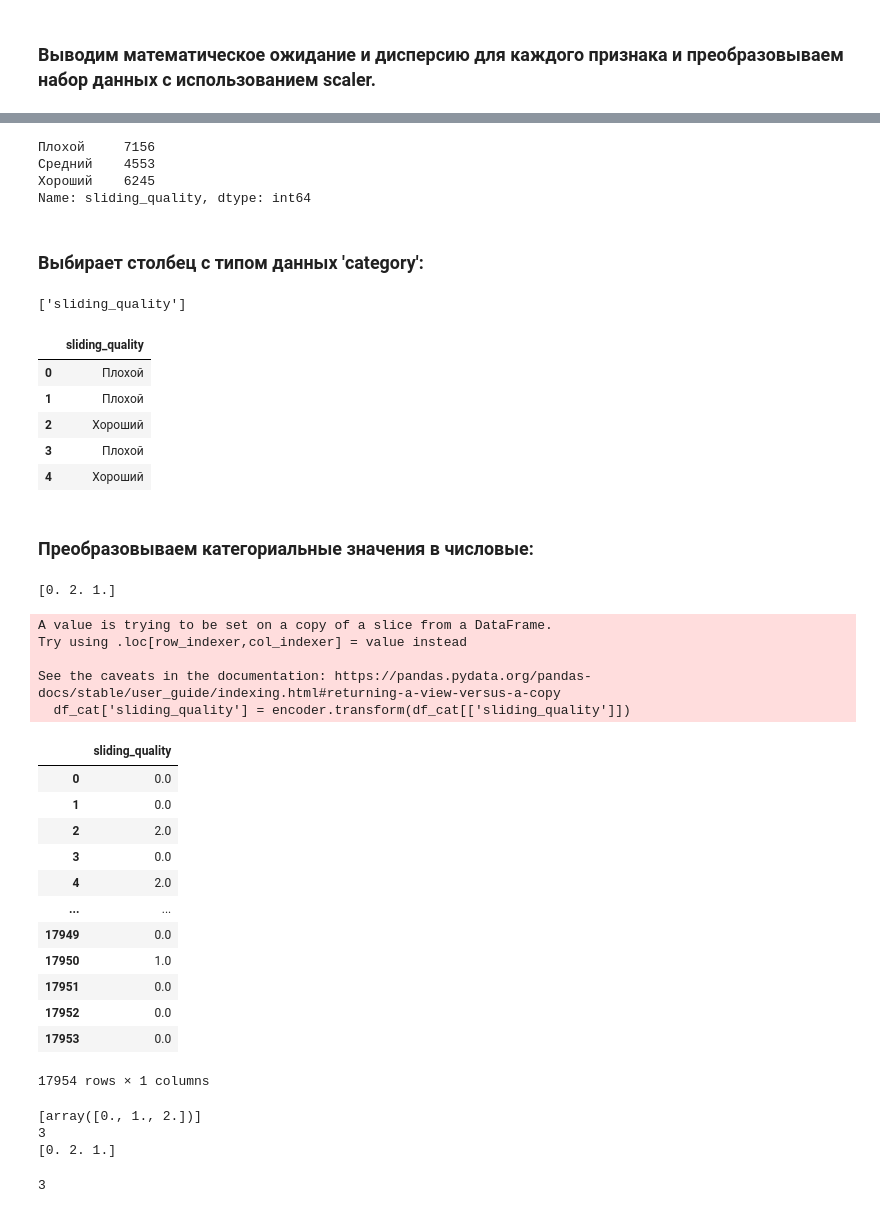
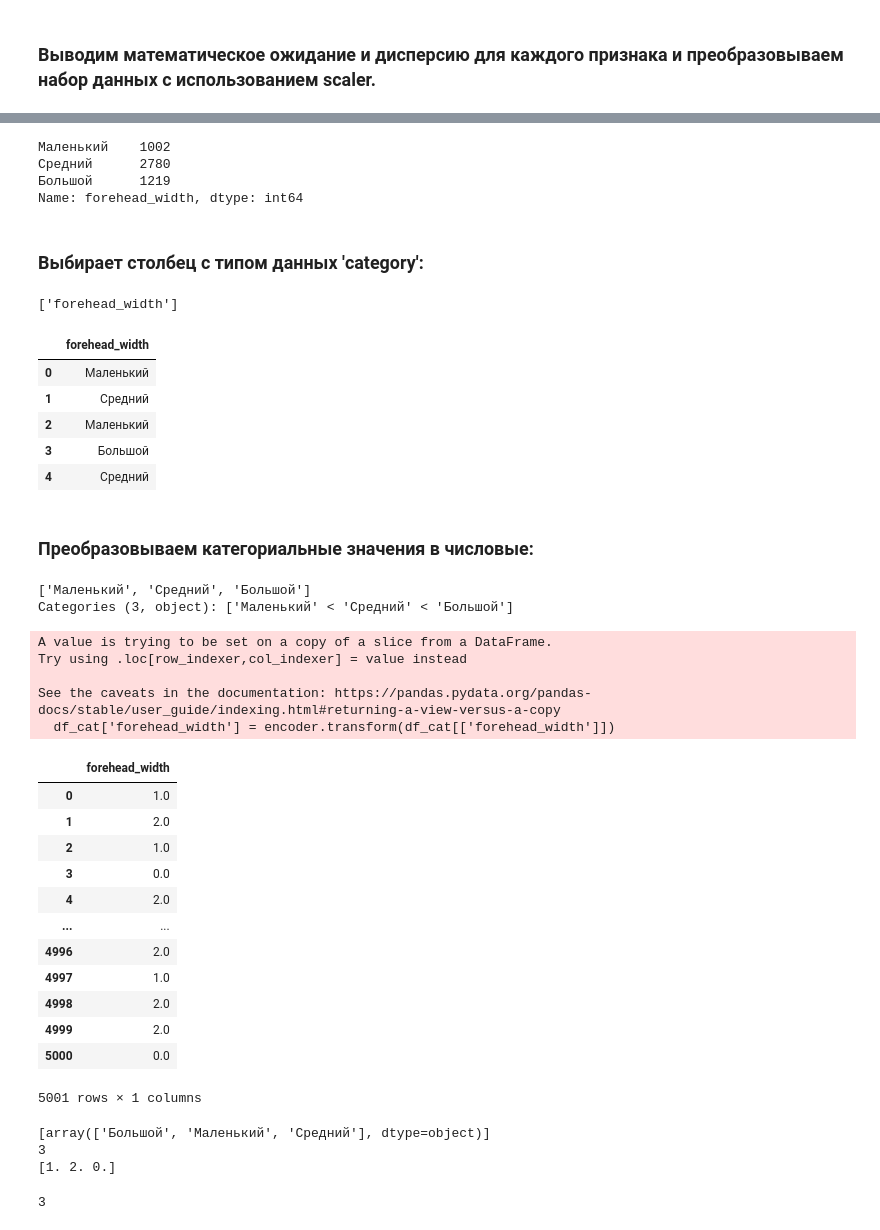
Before and after one commit to dsvishchev/education, a Jupyter notebook: feature_coding.ipynb, the cells around one changed output, grey strips where cells are left out. Drawn from its saved outputs; the diff is of its cells as text; code cells hidden in the pictures.

```diff
--- a/feature_coding.ipynb
+++ b/feature_coding.ipynb
@@ -5,6 +5,8 @@ import pandas as pd
 from sklearn.preprocessing import StandardScaler
 import numpy as np
 # %%
-df = pd.read_csv("datasets/fifa_players.csv")
-df.head(10)
+df = pd.read_csv("datasets/gender_classification.csv")
+cols = ['forehead_height_cm', 'forehead_width_cm', 'lips_thin', 'nose_wide', 'nose_long', 'distance_nose_to_lip_long']
+df = df[cols]
+df
 # %% [output]
@@ -77,4 +93,4 @@ DfTr
 # %%
-df['sliding_quality'] = pd.cut(df['sliding_tackle'], bins=[0, 40, 60, 100], labels=["Плохой", "Средний", "Хороший"])
+df['forehead_width'] = pd.cut(df['forehead_width_cm'], bins=[0, 12, 14, 20], labels=["Маленький", "Средний", "Большой"])
 df
 # %% [output]
@@ -113,11 +120,11 @@ sliding_quality                  category
 dtype: object
 # %%
-df["sliding_quality"].value_counts().sort_index()
+df["forehead_width"].value_counts().sort_index()
 # %% [output]
-Плохой     7156
-Средний    4553
-Хороший    6245
-Name: sliding_quality, dtype: int64
+Маленький    1002
+Средний      2780
+Большой      1219
+Name: forehead_width, dtype: int64
 # %% [markdown]
 ### Выбирает столбец с типом данных 'category':
 # %%
@@ -127,57 +134,58 @@ categorical_columns_selector = selector(dtype_include='category')
 categorical_columns = categorical_columns_selector(df)
 categorical_columns
 # %% [output]
-['sliding_quality']
+['forehead_width']
 # %%
 df_cat = df[categorical_columns] #отберем только те столбцы в которых присутствует категориальная перемнная
 df_cat.head()
 # %% [output]
-|  | sliding_quality |
-| 0 | Плохой |
-| 1 | Плохой |
-| 2 | Хороший |
-| 3 | Плохой |
-| 4 | Хороший |
+|  | forehead_width |
+| 0 | Маленький |
+| 1 | Средний |
+| 2 | Маленький |
+| 3 | Большой |
+| 4 | Средний |
 # %% [markdown]
 ### Преобразовываем категориальные значения в числовые:
 # %%
 from sklearn.preprocessing import OrdinalEncoder
 
-cat_column = df_cat[["sliding_quality"]]
+cat_column = df_cat[["forehead_width"]]
 
-print(df_cat['sliding_quality'].unique()) #посмотрим какие виды образования присутствуют в выборке
+print(df_cat['forehead_width'].unique()) #посмотрим какие виды образования присутствуют в выборке
 
 encoder = OrdinalEncoder()   # вызываем кодировщик
-encoder  = encoder.fit(df_cat[['sliding_quality']])
-df_cat['sliding_quality'] = encoder.transform(df_cat[['sliding_quality']])
+encoder  = encoder.fit(df_cat[['forehead_width']])
+df_cat['forehead_width'] = encoder.transform(df_cat[['forehead_width']])
 df_cat
 # %% [output]
-[0. 2. 1.]
+['Маленький', 'Средний', 'Большой']
+Categories (3, object): ['Маленький' < 'Средний' < 'Большой']
 A value is trying to be set on a copy of a slice from a DataFrame.
 Try using .loc[row_indexer,col_indexer] = value instead
 
 See the caveats in the documentation: https://pandas.pydata.org/pandas-docs/stable/user_guide/indexing.html#returning-a-view-versus-a-copy
-  df_cat['sliding_quality'] = encoder.transform(df_cat[['sliding_quality']])
+  df_cat['forehead_width'] = encoder.transform(df_cat[['forehead_width']])
-|  | sliding_quality |
-| 0 | 0.0 |
-| 1 | 0.0 |
-| 2 | 2.0 |
+|  | forehead_width |
+| 0 | 1.0 |
+| 1 | 2.0 |
+| 2 | 1.0 |
 | 3 | 0.0 |
 | 4 | 2.0 |
 | ... | ... |
-| 17949 | 0.0 |
-| 17950 | 1.0 |
-| 17951 | 0.0 |
-| 17952 | 0.0 |
-| 17953 | 0.0 |
+| 4996 | 2.0 |
+| 4997 | 1.0 |
+| 4998 | 2.0 |
+| 4999 | 2.0 |
+| 5000 | 0.0 |
-17954 rows × 1 columns
+5001 rows × 1 columns
 # %%
 print(encoder.categories_)
 print(len(encoder.categories_[0]))
-print(df_cat['sliding_quality'].unique())
-df_cat['sliding_quality'].unique().size #количество уникальных значений в столбце
+print(df_cat['forehead_width'].unique())
+df_cat['forehead_width'].unique().size #количество уникальных значений в столбце
 # %% [output]
-[array([0., 1., 2.])]
+[array(['Большой', 'Маленький', 'Средний'], dtype=object)]
 3
-[0. 2. 1.]
+[1. 2. 0.]
 3
```
Also changed, not shown: parts of 8 cells of this notebook.
